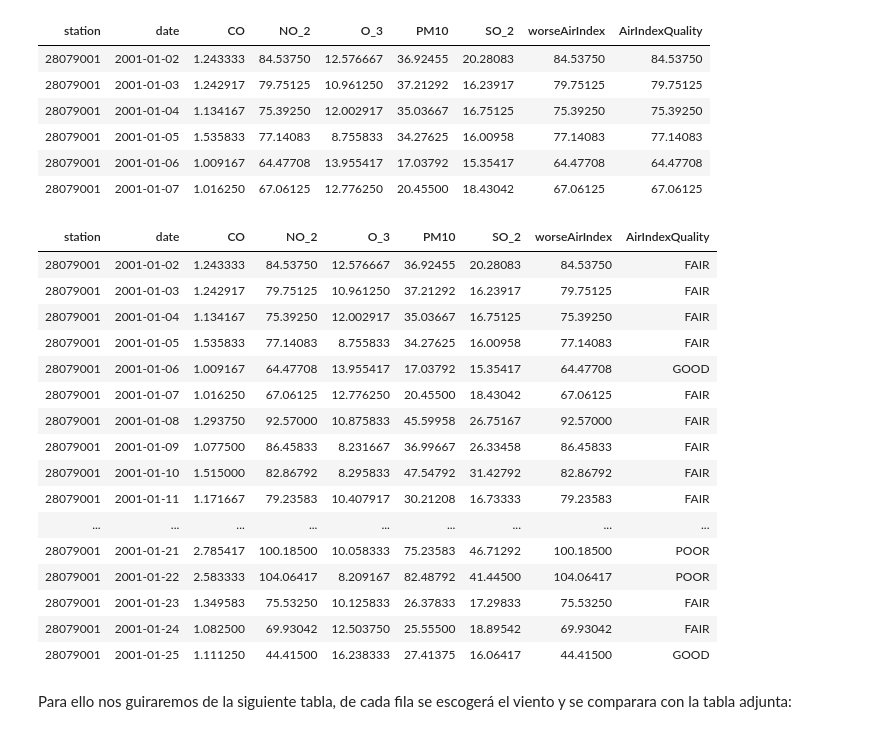
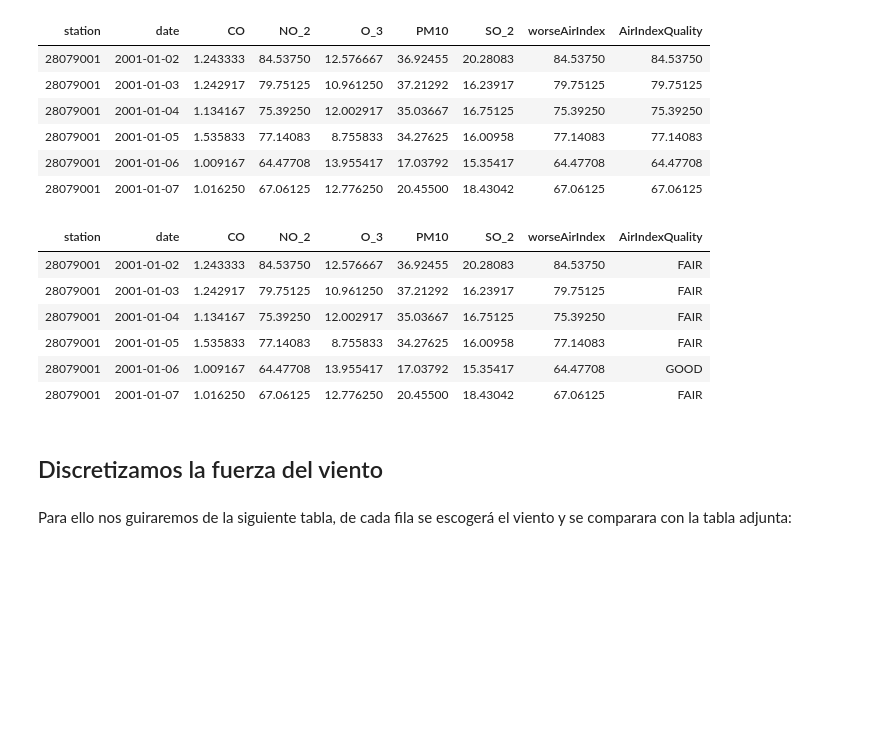
Before and after one commit to manumonforte/DataMining-BigDataParadigm, a Jupyter notebook: Estudio.ipynb, the cells around one changed output. Cells and saved outputs as stored; diff of their text form; code cells hidden in the pictures; blank space fills up the shorter version.

```diff
--- a/Estudio.ipynb
+++ b/Estudio.ipynb
@@ -504,32 +487,22 @@ head(madrid)
 # %%
 madrid <- madrid %>%
         mutate(AirIndexQuality = case_when (
 
         AirIndexQuality>=0 & AirIndexQuality <=33       ~"VERY GOOD",
         AirIndexQuality >=34 & AirIndexQuality <=66     ~"GOOD",
         AirIndexQuality >=37 & AirIndexQuality <=99     ~"FAIR",
         AirIndexQuality >=100 & AirIndexQuality <=149   ~"POOR",
         AirIndexQuality >=150                           ~"VERY POOR",
         TRUE                                            ~"NA",
         ))
 
 
-head(madrid, n = 24)
+head(madrid)
 # %% [output]
 | station | date | CO | NO_2 | O_3 | PM10 | SO_2 | worseAirIndex | AirIndexQuality |
 | 28079001 | 2001-01-02 | 1.243333 | 84.53750 | 12.576667 | 36.92455 | 20.28083 | 84.53750 | FAIR |
 | 28079001 | 2001-01-03 | 1.242917 | 79.75125 | 10.961250 | 37.21292 | 16.23917 | 79.75125 | FAIR |
 | 28079001 | 2001-01-04 | 1.134167 | 75.39250 | 12.002917 | 35.03667 | 16.75125 | 75.39250 | FAIR |
 | 28079001 | 2001-01-05 | 1.535833 | 77.14083 | 8.755833 | 34.27625 | 16.00958 | 77.14083 | FAIR |
 | 28079001 | 2001-01-06 | 1.009167 | 64.47708 | 13.955417 | 17.03792 | 15.35417 | 64.47708 | GOOD |
 | 28079001 | 2001-01-07 | 1.016250 | 67.06125 | 12.776250 | 20.45500 | 18.43042 | 67.06125 | FAIR |
-| 28079001 | 2001-01-08 | 1.293750 | 92.57000 | 10.875833 | 45.59958 | 26.75167 | 92.57000 | FAIR |
-| 28079001 | 2001-01-09 | 1.077500 | 86.45833 | 8.231667 | 36.99667 | 26.33458 | 86.45833 | FAIR |
-| 28079001 | 2001-01-10 | 1.515000 | 82.86792 | 8.295833 | 47.54792 | 31.42792 | 82.86792 | FAIR |
-| 28079001 | 2001-01-11 | 1.171667 | 79.23583 | 10.407917 | 30.21208 | 16.73333 | 79.23583 | FAIR |
-| ... | ... | ... | ... | ... | ... | ... | ... | ... |
-| 28079001 | 2001-01-21 | 2.785417 | 100.18500 | 10.058333 | 75.23583 | 46.71292 | 100.18500 | POOR |
-| 28079001 | 2001-01-22 | 2.583333 | 104.06417 | 8.209167 | 82.48792 | 41.44500 | 104.06417 | POOR |
-| 28079001 | 2001-01-23 | 1.349583 | 75.53250 | 10.125833 | 26.37833 | 17.29833 | 75.53250 | FAIR |
-| 28079001 | 2001-01-24 | 1.082500 | 69.93042 | 12.503750 | 25.55500 | 18.89542 | 69.93042 | FAIR |
-| 28079001 | 2001-01-25 | 1.111250 | 44.41500 | 16.238333 | 27.41375 | 16.06417 | 44.41500 | GOOD |
@@ -538,3 +509,5 @@ head(madrid, n = 24)
+# %% [markdown]
+## Discretizamos la fuerza del viento
 # %% [markdown]
 Para ello nos guiraremos de la siguiente tabla, de cada fila se escogerá el viento y se comparara con la tabla adjunta:
 # %% [markdown]
```
Also changed, not shown: parts of 4 cells of this notebook.
